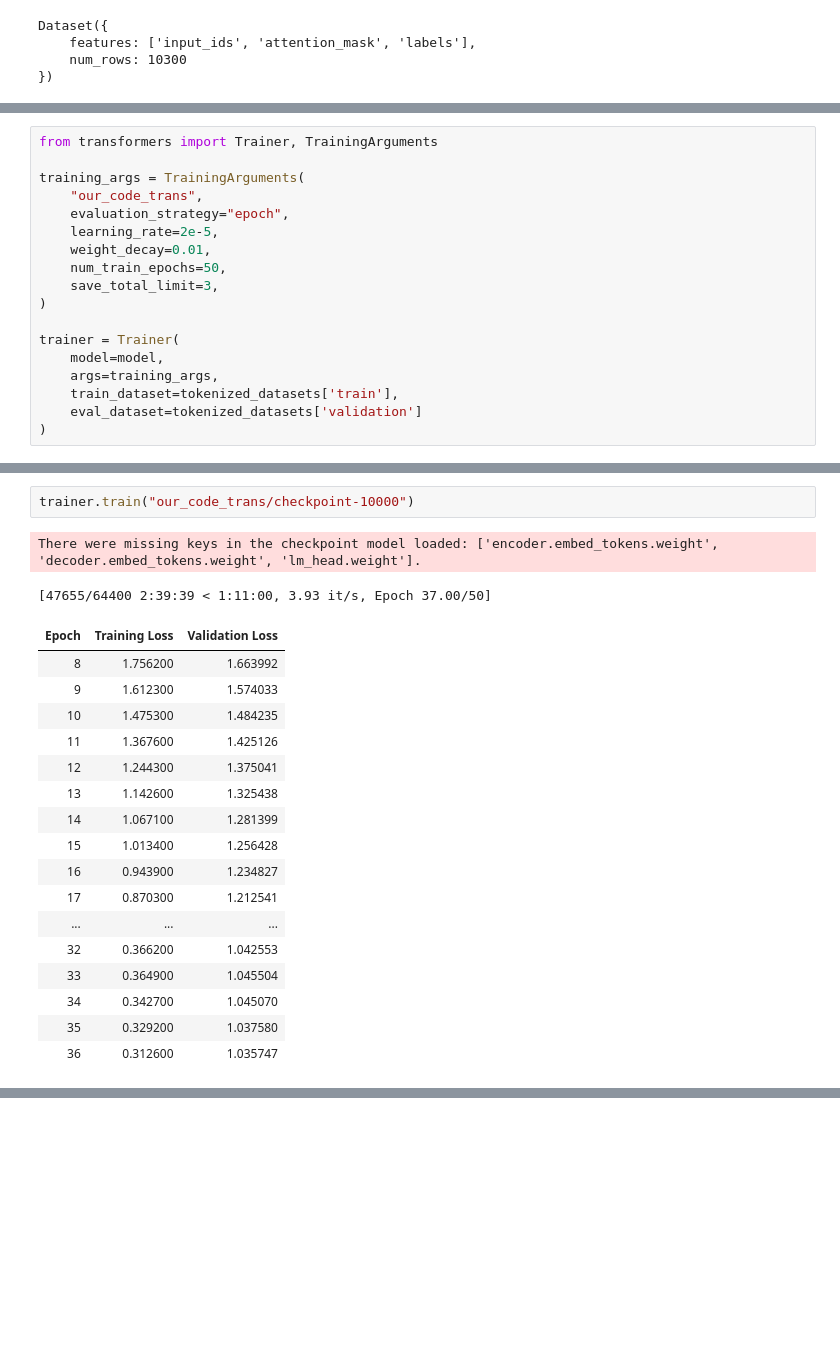
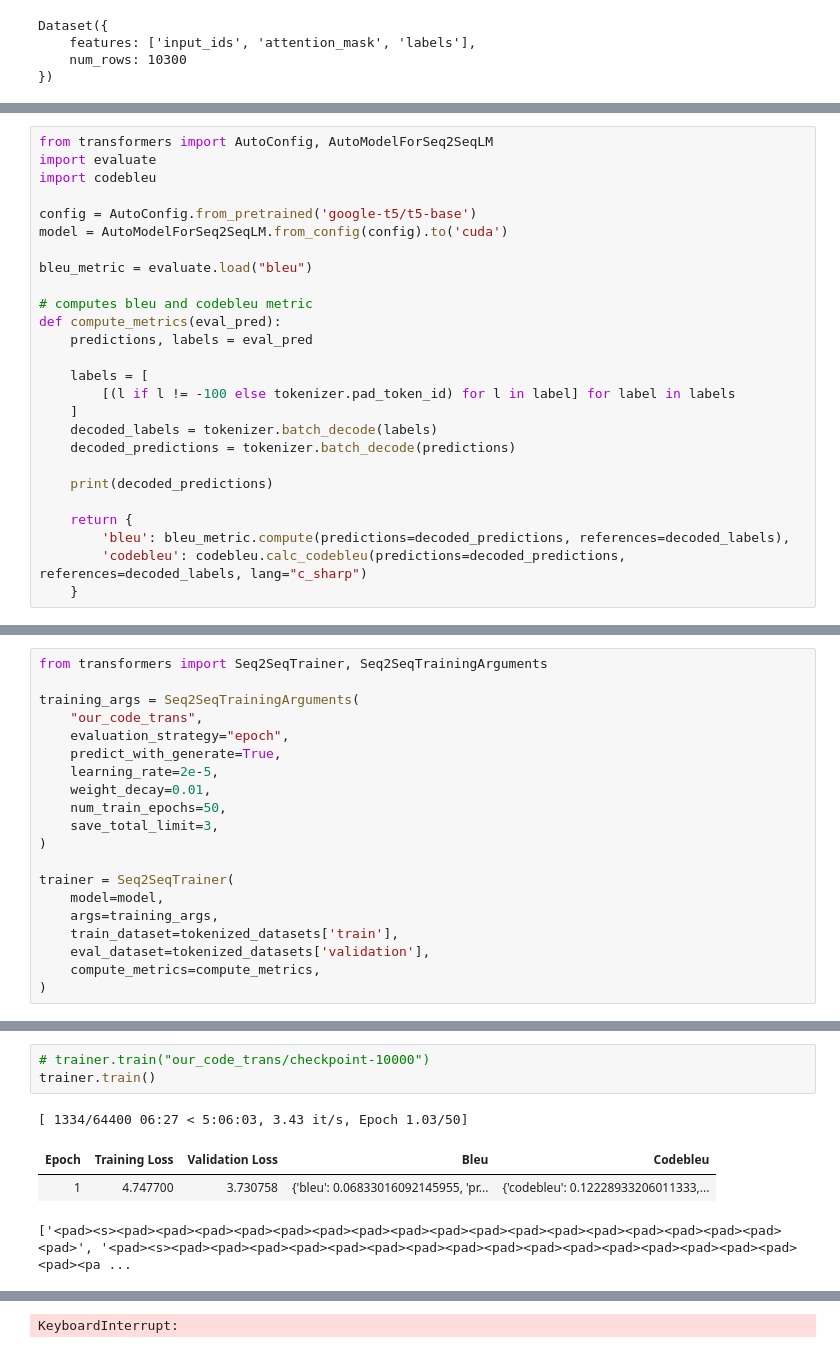
Before and after one commit to some-random-int/code-to-code, a Jupyter notebook: custom_transformer.ipynb, the cells around one changed output, grey strips where cells are left out. Saved outputs shown, nothing was run; the diff lists cells and outputs as text; blank space fills up the shorter version.

Commit message:
added validation to custom model

```diff
--- a/custom_transformer.ipynb
+++ b/custom_transformer.ipynb
@@ -63,0 +59,26 @@ model = AutoModelForSeq2SeqLM.from_config(config)
+# %%
+from transformers import AutoConfig, AutoModelForSeq2SeqLM
+import evaluate
+import codebleu
+
+config = AutoConfig.from_pretrained('google-t5/t5-base')
+model = AutoModelForSeq2SeqLM.from_config(config).to('cuda')
+
+bleu_metric = evaluate.load("bleu")
+
+# computes bleu and codebleu metric
+def compute_metrics(eval_pred):
+    predictions, labels = eval_pred
+
+    labels = [
+        [(l if l != -100 else tokenizer.pad_token_id) for l in label] for label in labels
+    ]
+    decoded_labels = tokenizer.batch_decode(labels)
+    decoded_predictions = tokenizer.batch_decode(predictions)
+
+    print(decoded_predictions)
+
+    return {
+        'bleu': bleu_metric.compute(predictions=decoded_predictions, references=decoded_labels),
+        'codebleu': codebleu.calc_codebleu(predictions=decoded_predictions, references=decoded_labels, lang="c_sharp")
+    }
@@ -64,18 +100,20 @@ model = AutoModelForSeq2SeqLM.from_config(config)
 # %%
-from transformers import Trainer, TrainingArguments
+from transformers import Seq2SeqTrainer, Seq2SeqTrainingArguments
 
-training_args = TrainingArguments(
+training_args = Seq2SeqTrainingArguments(
     "our_code_trans",
     evaluation_strategy="epoch",
+    predict_with_generate=True,
     learning_rate=2e-5,
     weight_decay=0.01,
     num_train_epochs=50,
     save_total_limit=3,
 )
 
-trainer = Trainer(
+trainer = Seq2SeqTrainer(
     model=model,
     args=training_args,
     train_dataset=tokenized_datasets['train'],
-    eval_dataset=tokenized_datasets['validation']
+    eval_dataset=tokenized_datasets['validation'],
+    compute_metrics=compute_metrics,
 )
@@ -82,22 +123,8 @@ trainer = Trainer(
 # %%
-trainer.train("our_code_trans/checkpoint-10000")
+# trainer.train("our_code_trans/checkpoint-10000")
+trainer.train()
 # %% [output]
-There were missing keys in the checkpoint model loaded: ['encoder.embed_tokens.weight', 'decoder.embed_tokens.weight', 'lm_head.weight'].
+[ 1334/64400 06:27 < 5:06:03, 3.43 it/s, Epoch 1.03/50]
+| Epoch | Training Loss | Validation Loss | Bleu | Codebleu |
+| 1 | 4.747700 | 3.730758 | {'bleu': 0.06833016092145955, 'pr... | {'codebleu': 0.12228933206011333,... |
-[47655/64400 2:39:39 < 1:11:00, 3.93 it/s, Epoch 37.00/50]
+['<pad><s><pad><pad><pad><pad><pad><pad><pad><pad><pad><pad><pad><pad><pad><pad><pad><pad><pad><pad>', '<pad><s><pad><pad><pad><pad><pad><pad><pad><pad><pad><pad><pad><pad><pad><pad><pad><pad><pad><pa ...
-| Epoch | Training Loss | Validation Loss |
-| 8 | 1.756200 | 1.663992 |
-| 9 | 1.612300 | 1.574033 |
-| 10 | 1.475300 | 1.484235 |
-| 11 | 1.367600 | 1.425126 |
-| 12 | 1.244300 | 1.375041 |
-| 13 | 1.142600 | 1.325438 |
-| 14 | 1.067100 | 1.281399 |
-| 15 | 1.013400 | 1.256428 |
-| 16 | 0.943900 | 1.234827 |
-| 17 | 0.870300 | 1.212541 |
-| ... | ... | ... |
-| 32 | 0.366200 | 1.042553 |
-| 33 | 0.364900 | 1.045504 |
-| 34 | 0.342700 | 1.045070 |
-| 35 | 0.329200 | 1.037580 |
-| 36 | 0.312600 | 1.035747 |
@@ -104,0 +133 @@ KeyboardInterrupt:
+KeyboardInterrupt:
```
Also changed, not shown: parts of 5 cells of this notebook, 2 other files.
